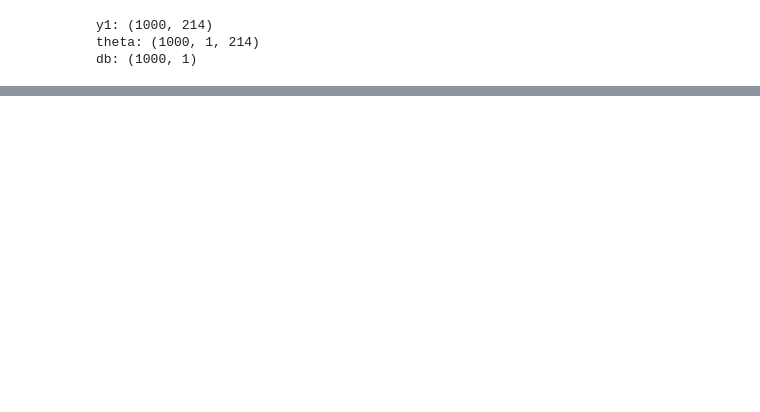
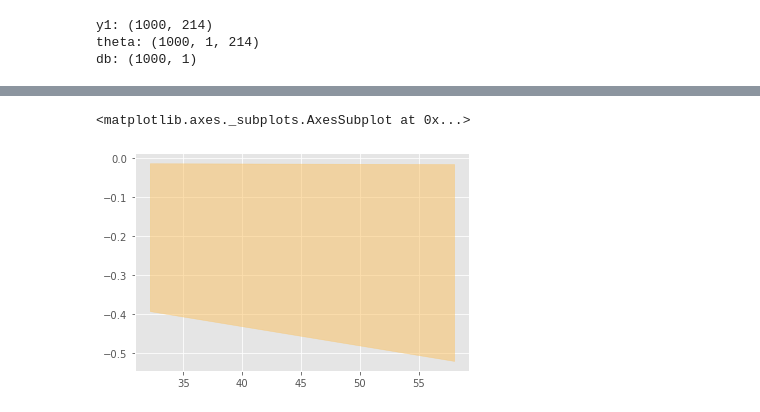
Before and after one commit to GStechschulte/books-with-code, a Jupyter notebook: bmcp/ch_3_pyro.ipynb, the cells around one changed output, grey strips where cells are left out. Drawn from its saved outputs; the diff is of its cells as text; code cells hidden in the pictures; blank space fills up the shorter version.

```diff
--- a/bmcp/ch_3_pyro.ipynb
+++ b/bmcp/ch_3_pyro.ipynb
@@ -512,0 +456,5 @@ plt.show()
+# %%
+X = penguins.loc[species_filter, ['bill_length_mm', 'body_mass_g']]
+#X.insert(0, 'intercept', value=1)
+X = torch.from_numpy(X.values)
+species_codes = species_codes.reshape(-1, 1)
@@ -512,0 +570,5 @@ plt.show()
+# %%
+az.plot_hdi(X[:,1], predictive_samples["db"].reshape(-1, 214), color='C4')
+# %% [output]
+<matplotlib.axes._subplots.AxesSubplot at 0x...>
+[figure, added]
```
Also changed, not shown: parts of 40 cells of this notebook, 3 other files.
